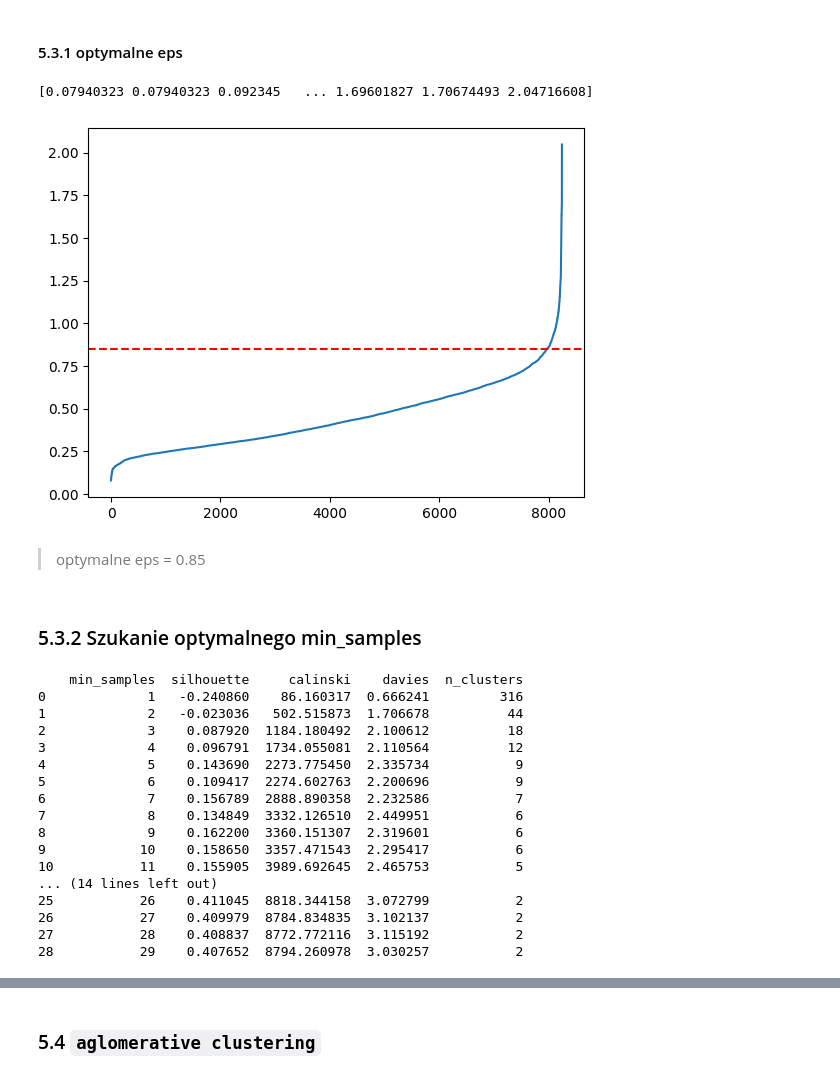
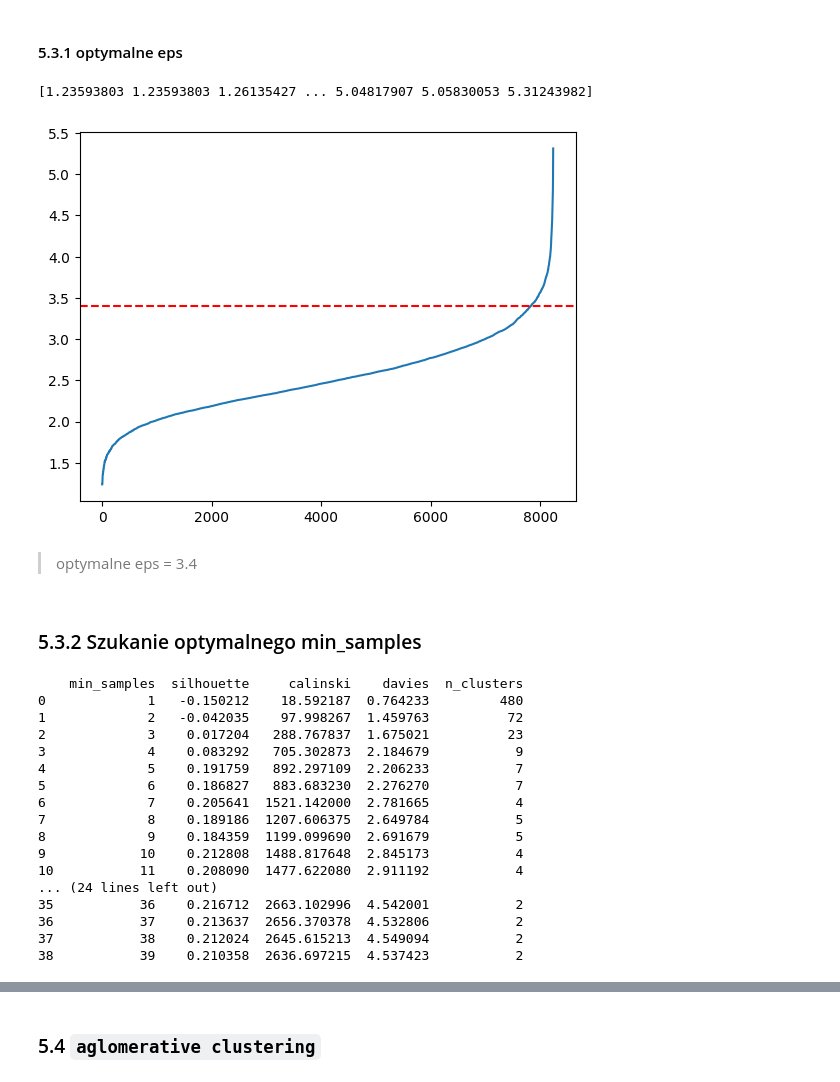
Before and after one commit to DeptuchMateusz/Human-activity-recognition-using-smartphones-clustering, a Jupyter notebook: Preprocessing/prep.ipynb, the cells around one changed output, grey strips where cells are left out. Cells and saved outputs as stored; diff of their text form; code cells hidden in the pictures.

```diff
--- a/Preprocessing/prep.ipynb
+++ b/Preprocessing/prep.ipynb
@@ -109,7 +109,7 @@ ze statystyk skupiłbym się na średniej i odchyleniu standardowym, gdyż dosy
 # %%
 to_drop = [t for t in data.columns if not ('std' in t or 'mean' in t)]
 # %%
-data.drop(to_drop, axis=1, inplace=True)
+#data.drop(to_drop, axis=1, inplace=True)
 data.head(10)
 # %% [output]
 |  | tBodyAcc-mean()-X | tBodyAcc-mean()-Y | tBodyAcc-mean()-Z | tBodyAcc-std()-X | tBodyAcc-std()-Y | ... |
@@ -126,0 +129,8 @@ data.head(10)
+# %%
+corr_matrix = data.corr().abs()
+upper = corr_matrix.where(np.triu(np.ones(corr_matrix.shape), k=1).astype(bool))
+threshold = 0.98
+to_drop = [column for column in upper.columns if any(upper[column] > threshold)]
+data_reduced = data.drop(columns=to_drop)
+print("whole data: " + str(data.shape))
+print("reduced data: " + str(data_reduced.shape))
@@ -127,3 +140,5 @@ data.head(10)
+# %%
+data = data_reduced
 # %% [markdown]
 ## 4. Prosty model
 # %%
@@ -181,9 +196,6 @@ posx and posy should be finite values
 ---
 # %% [markdown]
 ## 5. Modelowanie
-# %%
-data = pd.read_csv("../data/our_data.csv")
-data.drop(to_drop, axis=1, inplace=True)
 # %% [markdown]
 ### 5.1 `PCA`
 # %%
@@ -306,33 +318,33 @@ plt.show()
 # %%
 #knee method
 from sklearn.neighbors import NearestNeighbors
 nearest_neighbors = NearestNeighbors(n_neighbors=5)
 nearest_neighbors.fit(data)
 distances, indices = nearest_neighbors.kneighbors(data)
 distances = np.sort(distances, axis=0)[:, 1]
 print(distances)
 plt.plot(distances)
-plt.axhline(y=0.85, color='r', linestyle='--')
+plt.axhline(y=3.4, color='r', linestyle='--')
 plt.show()
 # %% [output]
-[0.07940323 0.07940323 0.092345   ... 1.69601827 1.70674493 2.04716608]
+[1.23593803 1.23593803 1.26135427 ... 5.04817907 5.05830053 5.31243982]
-[figure, old version]
+[figure, new version]
 # %% [markdown]
->optymalne eps = 0.85
+>optymalne eps = 3.4
 # %% [markdown]
 ### 5.3.2 Szukanie optymalnego min_samples
 # %%
 from sklearn.cluster import DBSCAN
 
 
-min_samples_seq = range(1, 30)
+min_samples_seq = range(1, 40)
 silhouette = []
 calinski = []
 davies = []
 n_clusters = []
 
 for min_samples in min_samples_seq:
-    dbscan = DBSCAN(eps=0.85, min_samples=min_samples, n_jobs=-1)
+    dbscan = DBSCAN(eps=3.4, min_samples=min_samples, n_jobs=-1)
     y_dbscan = dbscan.fit_predict(data)
     silhouette.append(silhouette_score(data, y_dbscan))
     calinski.append(calinski_harabasz_score(data, y_dbscan))
@@ -347,22 +359,22 @@ res = pd.DataFrame({'min_samples': min_samples_seq, 'silhouette': silhouette, 'c
 print(res)
 # %% [output]
     min_samples  silhouette     calinski    davies  n_clusters
-0             1   -0.240860    86.160317  0.666241         316
-1             2   -0.023036   502.515873  1.706678          44
-2             3    0.087920  1184.180492  2.100612          18
-3             4    0.096791  1734.055081  2.110564          12
-4             5    0.143690  2273.775450  2.335734           9
-5             6    0.109417  2274.602763  2.200696           9
-6             7    0.156789  2888.890358  2.232586           7
-7             8    0.134849  3332.126510  2.449951           6
-8             9    0.162200  3360.151307  2.319601           6
-9            10    0.158650  3357.471543  2.295417           6
-10           11    0.155905  3989.692645  2.465753           5
-... (14 lines left out)
-25           26    0.411045  8818.344158  3.072799           2
-26           27    0.409979  8784.834835  3.102137           2
-27           28    0.408837  8772.772116  3.115192           2
-28           29    0.407652  8794.260978  3.030257           2
+0             1   -0.150212    18.592187  0.764233         480
+1             2   -0.042035    97.998267  1.459763          72
+2             3    0.017204   288.767837  1.675021          23
+3             4    0.083292   705.302873  2.184679           9
+4             5    0.191759   892.297109  2.206233           7
+5             6    0.186827   883.683230  2.276270           7
+6             7    0.205641  1521.142000  2.781665           4
+7             8    0.189186  1207.606375  2.649784           5
+8             9    0.184359  1199.099690  2.691679           5
+9            10    0.212808  1488.817648  2.845173           4
+10           11    0.208090  1477.622080  2.911192           4
+... (24 lines left out)
+35           36    0.216712  2663.102996  4.542001           2
+36           37    0.213637  2656.370378  4.532806           2
+37           38    0.212024  2645.615213  4.549094           2
+38           39    0.210358  2636.697215  4.537423           2
 # %%
 for col in ['silhouette', 'calinski', 'davies']:
     plt.plot(res['min_samples'], res[col], 'bx-')
```
Also changed, not shown: parts of 19 cells of this notebook.
